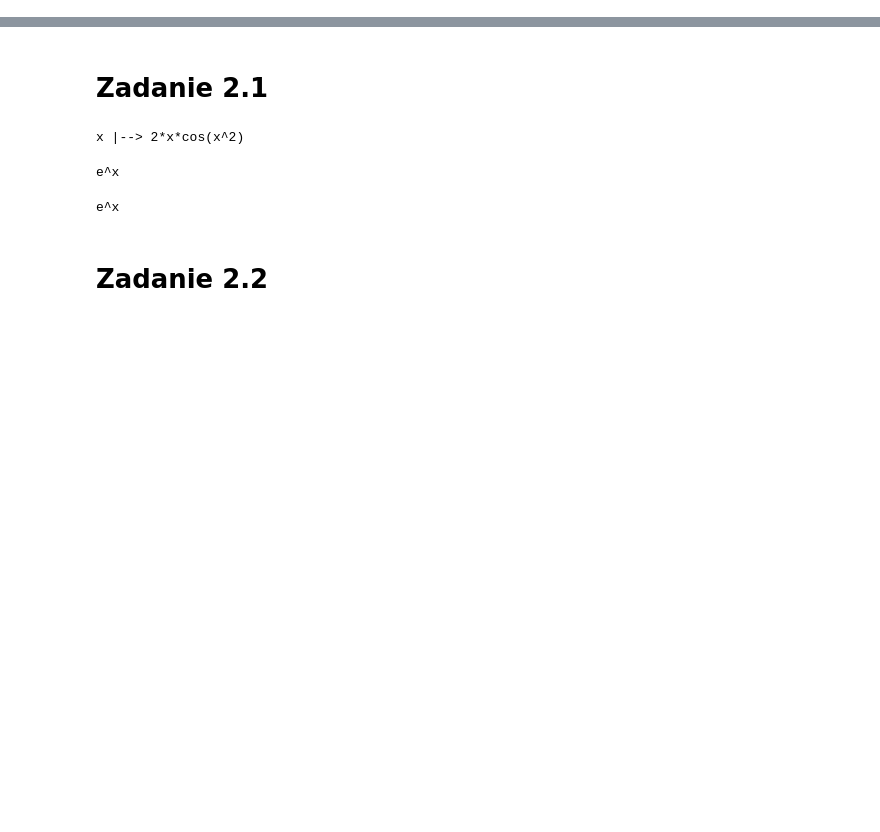
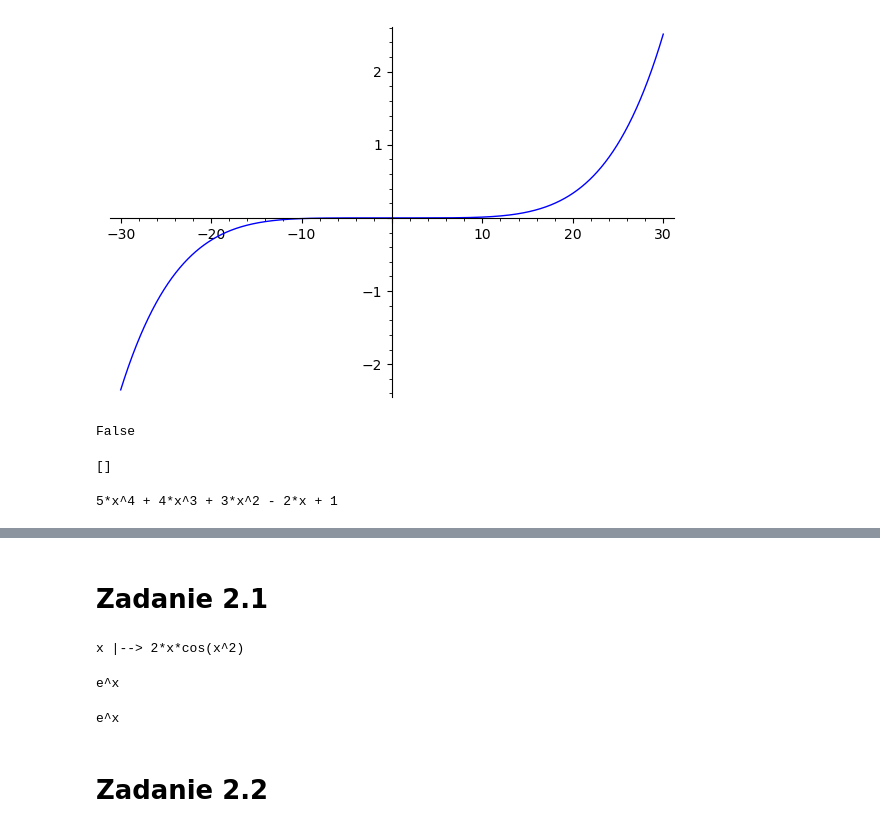
Before and after one commit to jprzew/oprogmat, a Jupyter notebook: grupa1_sage/CalculusAndEquations.ipynb, the cells around one changed output, grey strips where cells are left out. Saved outputs shown, nothing was run; the diff lists cells and outputs as text; code cells hidden in the pictures; blank space fills up the shorter version.

```diff
--- a/grupa1_sage/CalculusAndEquations.ipynb
+++ b/grupa1_sage/CalculusAndEquations.ipynb
@@ -0,0 +74,17 @@
+# %%
+plot(x^5 + x^4 + x^3 - x^2 + x - 1, (x, -30, 30))
+# %% [output]
+[figure, added]
+# %%
+assume(x, 'real')
+bool(diff(x^5 + x^4 + x^3 - x^2 + x - 1, x) > 0)
+# %% [output]
+False
+# %%
+solve(diff(x^5 + x^4 + x^3 - x^2 + x - 1, x) == 0, x)
+# %% [output]
+[]
+# %%
+diff(x^5 + x^4 + x^3 - x^2 + x - 1, x)
+# %% [output]
+5*x^4 + 4*x^3 + 3*x^2 - 2*x + 1
```
Also changed, not shown: parts of 37 cells of this notebook, 2 other files.
